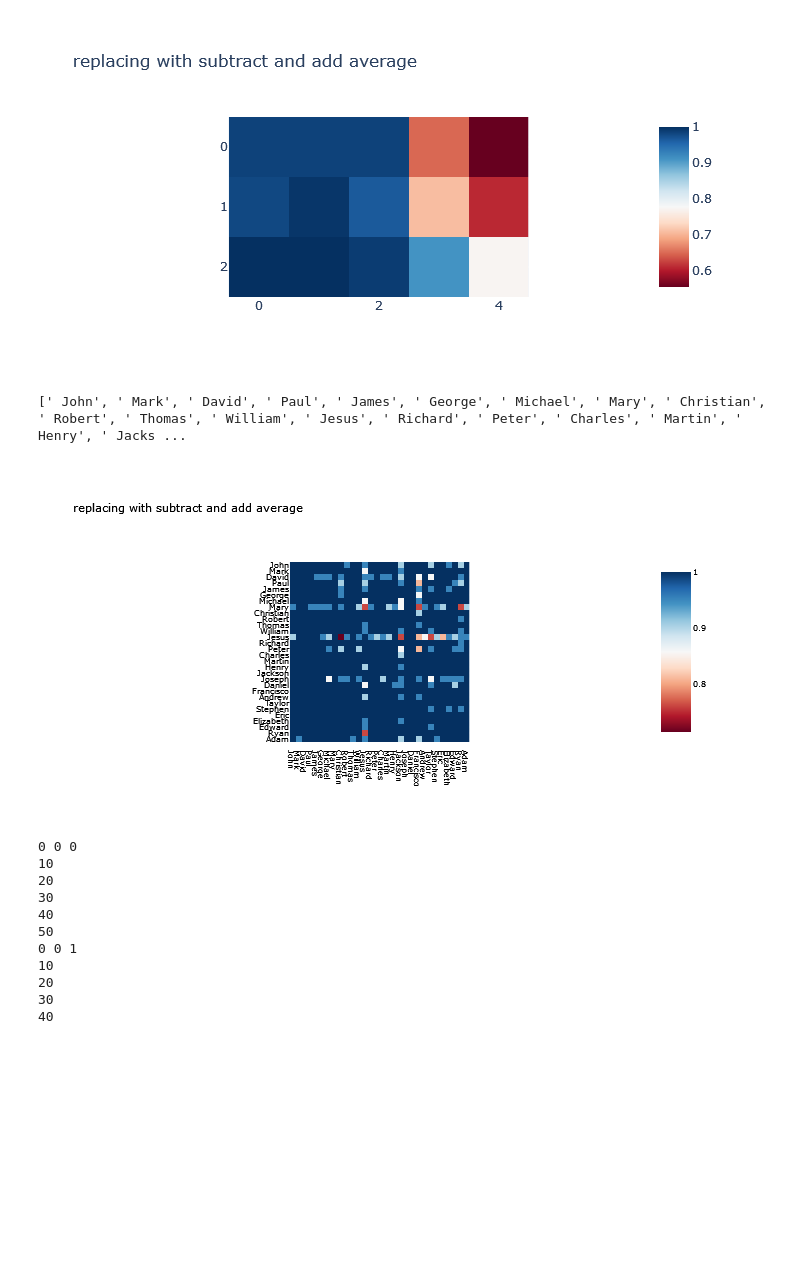
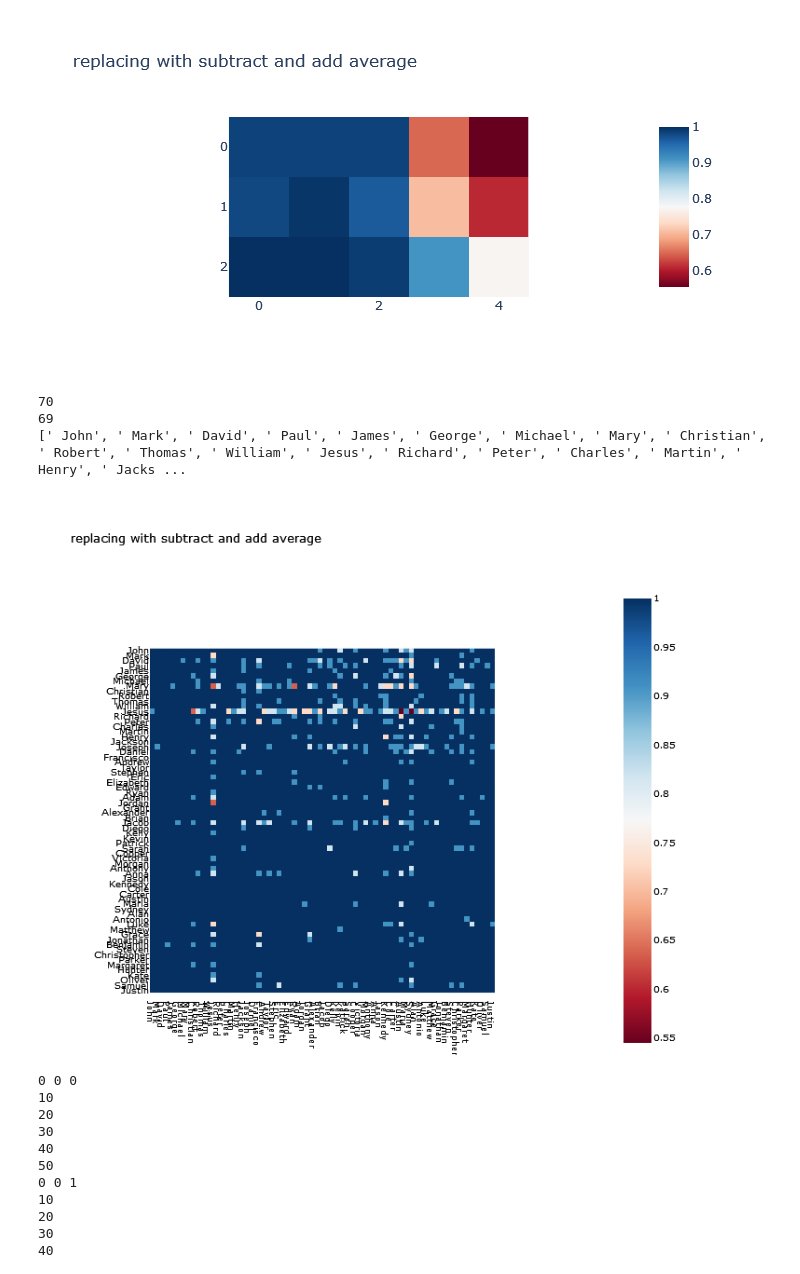
Before and after one commit to Phylliida/mamba_interp, a Jupyter notebook: IOI Patching.ipynb, the cells around one changed output. Cells and saved outputs as stored; diff of their text form; code cells hidden in the pictures; blank space fills up the shorter version.

```diff
--- a/IOI Patching.ipynb
+++ b/IOI Patching.ipynb
@@ -736,7 +801,15 @@ replace_replaces = {}
 patched_corrects = {}
 patched_replaces = {}
 import itertools
-name_toks = sorted(list(name_tokens))[:50]
+name_toks = sorted(list(name_tokens))[:70]
+print(len(name_toks))
+for forbidden_name in ['Summer']:
+    name_tok = model.to_tokens(' ' + forbidden_name)[0][1].item()
+    name_toks = [t for t in name_toks if not t == name_tok]
+    print(len(name_toks))
+
+name_toks_strs = [model.to_str_tokens(torch.tensor([t]))[0] for t in name_toks]
+print(name_toks_strs)
 
 for position_1, name_tok_1, name_tok_2 in tqdm(list(itertools.product(*[range(1), name_toks, name_toks]))):
         original_correct = []
@@ -900,7 +973,7 @@ for position_1, name_tok_1, name_tok_2 in tqdm(list(itertools.product(*[range(1)
             #print(f"patched replace {repr(replace_name)} logit {logits_patched[0,last_token_pos,replace_tok]}")
             #patched_correct.append(logits_patched[0,last_token_pos,answer_tok].item())
             #patched_replace.append(logits_patched[0,last_token_pos,replace_tok].item())
-            if num_found > 20:
+            if num_found > 10:
                 break
 
         batched_inputs = torch.cat(batched_inputs, dim=0)
@@ -942,6 +1015,10 @@ def bar_chart(data, x_labels, y_label, title, font_size=None):
         #fig.update_xaxes(title_font=dict(size=font_size))
 
     fig.show()
+# %% [output]
+70
+69
+[' John', ' Mark', ' David', ' Paul', ' James', ' George', ' Michael', ' Mary', ' Christian', ' Robert', ' Thomas', ' William', ' Jesus', ' Richard', ' Peter', ' Charles', ' Martin', ' Henry', ' Jacks ...
 # %%
 
 n_correct_matrix = torch.zeros([len(name_toks),len(name_toks)])
@@ -968,38 +1045,50 @@ for position_1, name_tok_1, name_tok_2 in list(itertools.product(*[range(1), nam
 # %%
 
 
 def imshow(tensor, renderer=None, xaxis="", yaxis="", font_size=None, show=True, color_continuous_midpoint=0.0, **kwargs):
     import plotly.express as px
     import transformer_lens.utils as utils
     fig = px.imshow(utils.to_numpy(tensor), color_continuous_midpoint=color_continuous_midpoint, color_continuous_scale="RdBu", labels={"x":xaxis, "y":yaxis}, **kwargs)
     if not font_size is None:
         if 'x' in kwargs:
             fig.update_layout(
               xaxis = dict(
                 tickmode='array',
                 tickvals = kwargs['x'],
                 ticktext = kwargs['x'],
                 ),
                font=dict(size=font_size, color="black"))
         if 'y' in kwargs:
             fig.update_layout(
               yaxis = dict(
                 tickmode='array',
                 tickvals = kwargs['y'],
                 ticktext = kwargs['y'],
                 ),
                font=dict(size=font_size, color="black"))
+    plot_args = {
+        'width': 800,
+        'height': 600,
+        "autosize": False,
+        'showlegend': True,
+        'margin': {"l":0,"r":0,"t":100,"b":0}
+    }
+
+    fig.update_layout(**plot_args)
+    fig.update_layout(legend=dict(
+        yanchor="top",
+        y=0.99,
+        xanchor="left",
+        x=0.01
+    ))
     if show:
         fig.show(renderer)
     else:
         return fig
 
-name_toks_strs = [model.to_str_tokens(torch.tensor([t]))[0] for t in name_toks]
-print(name_toks_strs)
-imshow(n_correct_matrix, color_continuous_midpoint=None, y=name_toks_strs, x=name_toks_strs, title='replacing with subtract and add average', font_size=8)
+imshow(n_correct_matrix[:-1,:-1], color_continuous_midpoint=None, y=name_toks_strs[:-1], x=name_toks_strs[:-1], title='replacing with subtract and add average', font_size=9)
 # %% [output]
-[' John', ' Mark', ' David', ' Paul', ' James', ' George', ' Michael', ' Mary', ' Christian', ' Robert', ' Thomas', ' William', ' Jesus', ' Richard', ' Peter', ' Charles', ' Martin', ' Henry', ' Jacks ...
-[figure, old version]
+[figure, new version]
 # %%
 import random
 random.seed(27)
```
Also changed, not shown: parts of 2 cells of this notebook.
